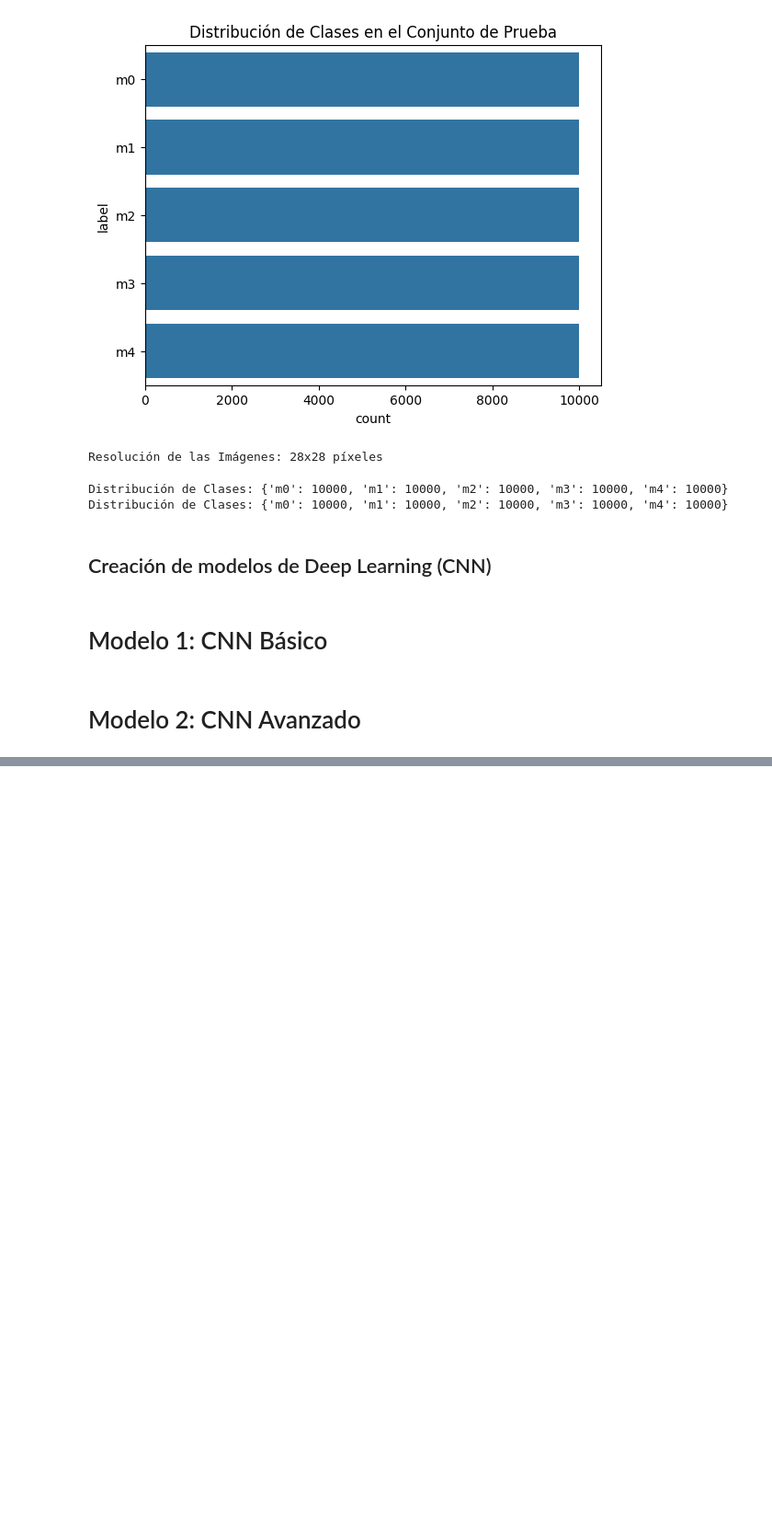
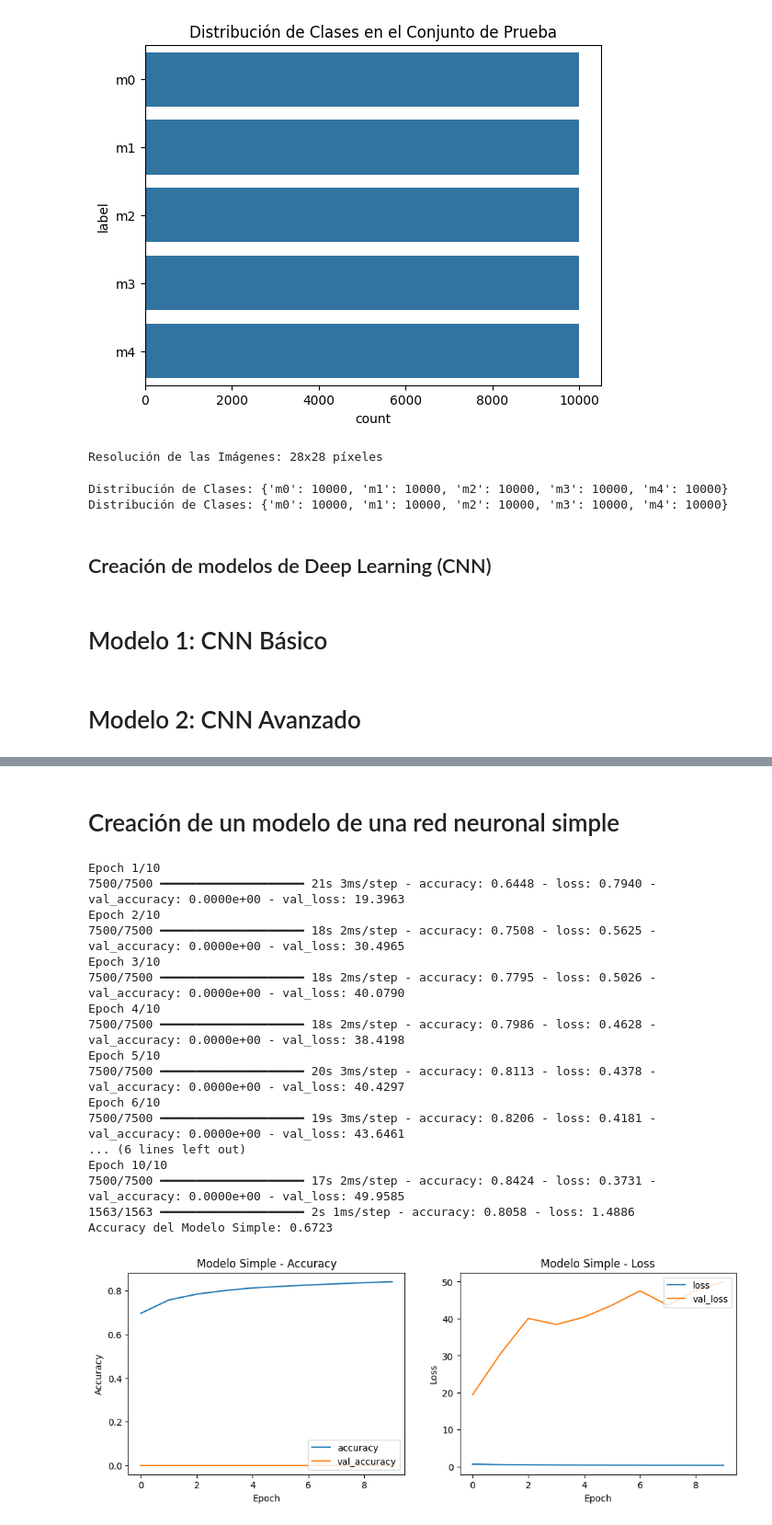
Before and after one commit to MarioGuerra21008/Lab4DataScience, a Jupyter notebook: Lab4.ipynb, the cells around one changed output, grey strips where cells are left out. Shown: that part at 92% size. Saved outputs shown, nothing was run; the diff lists cells and outputs as text; code cells hidden in the pictures; blank space fills up the shorter version.

Commit message:
Red Neuronal Simple

```diff
--- a/Lab4.ipynb
+++ b/Lab4.ipynb
@@ -248,0 +249,47 @@ plot_history(history_advanced, 'Modelo Avanzado')
+# %% [markdown]
+# Creación de un modelo de una red neuronal simple
+# %%
+from tensorflow.keras.models import Sequential
+from tensorflow.keras.layers import Dense, Flatten
+
+def create_simple_nn():
+    model = Sequential([
+        Flatten(input_shape=(28, 28, 1)),
+        Dense(128, activation='relu'),
+        Dense(64, activation='relu'),
+        Dense(len(label_encoder.classes_), activation='softmax')
+    ])
+    model.compile(optimizer='adam', loss='categorical_crossentropy', metrics=['accuracy'])
+    return model
+
+# Crear y entrenar el modelo de red neuronal simple
+simple_nn = create_simple_nn()
+
+# Entrenar el modelo simple
+history_simple = simple_nn.fit(train_images, train_labels_one_hot, epochs=10, batch_size=32, validation_split=0.2, verbose=1)
+
+# Evaluar el modelo simple
+test_loss_simple, test_accuracy_simple = simple_nn.evaluate(test_images, test_labels_one_hot, verbose=1)
+print(f'Accuracy del Modelo Simple: {test_accuracy_simple:.4f}')
+
+# Graficar los resultados
+plot_history(history_simple, 'Modelo Simple')
+# %% [output]
+Epoch 1/10
+7500/7500 ━━━━━━━━━━━━━━━━━━━━ 21s 3ms/step - accuracy: 0.6448 - loss: 0.7940 - val_accuracy: 0.0000e+00 - val_loss: 19.3963
+Epoch 2/10
+7500/7500 ━━━━━━━━━━━━━━━━━━━━ 18s 2ms/step - accuracy: 0.7508 - loss: 0.5625 - val_accuracy: 0.0000e+00 - val_loss: 30.4965
+Epoch 3/10
+7500/7500 ━━━━━━━━━━━━━━━━━━━━ 18s 2ms/step - accuracy: 0.7795 - loss: 0.5026 - val_accuracy: 0.0000e+00 - val_loss: 40.0790
+Epoch 4/10
+7500/7500 ━━━━━━━━━━━━━━━━━━━━ 18s 2ms/step - accuracy: 0.7986 - loss: 0.4628 - val_accuracy: 0.0000e+00 - val_loss: 38.4198
+Epoch 5/10
+7500/7500 ━━━━━━━━━━━━━━━━━━━━ 20s 3ms/step - accuracy: 0.8113 - loss: 0.4378 - val_accuracy: 0.0000e+00 - val_loss: 40.4297
+Epoch 6/10
+7500/7500 ━━━━━━━━━━━━━━━━━━━━ 19s 3ms/step - accuracy: 0.8206 - loss: 0.4181 - val_accuracy: 0.0000e+00 - val_loss: 43.6461
+... (6 lines left out)
+Epoch 10/10
+7500/7500 ━━━━━━━━━━━━━━━━━━━━ 17s 2ms/step - accuracy: 0.8424 - loss: 0.3731 - val_accuracy: 0.0000e+00 - val_loss: 49.9585
+1563/1563 ━━━━━━━━━━━━━━━━━━━━ 2s 1ms/step - accuracy: 0.8058 - loss: 1.4886
+Accuracy del Modelo Simple: 0.6723
+[figure, added]
```
Also changed, not shown: parts of 3 cells of this notebook.
